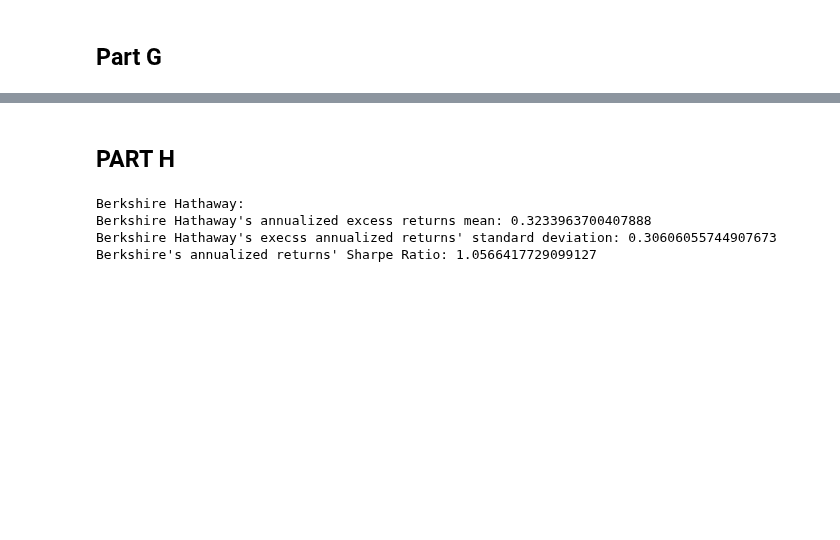
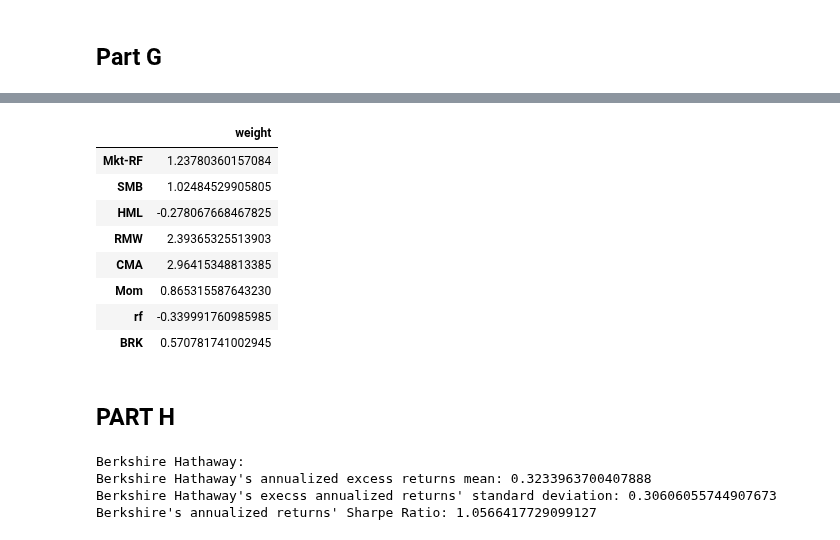
Before and after one commit to baohien97/EPFL-Investments, a Jupyter notebook: as5/INV PS 5.ipynb, the cells around one changed output, grey strips where cells are left out. Saved outputs shown, nothing was run; the diff lists cells and outputs as text; code cells hidden in the pictures; blank space fills up the shorter version.

```diff
--- a/as5/INV PS 5.ipynb
+++ b/as5/INV PS 5.ipynb
@@ -121,7 +245,7 @@ def ols(covariates,flag,year,regressand='BRK'):
     print(reg.summary())
     print("The corresponding Information Ratio is",np.divide(reg.params[0],np.sqrt
 (reg.mse_resid))*np.sqrt(12))
-    return  reg.params[0], reg.mse_resid
+    return  reg.params[0], reg.mse_resid,reg.params[1:]
  elif year == 1995:
     y= y=R_e_brk_95['BRK']
     X=flag[covariates]
@@ -193,7 +317,7 @@ Warnings:
 The corresponding Information Ratio is 0.5692419829409094
 (0.010540236215039661, 0.004114225466774229)
 # %%
-alfa, residual =ols(['Mkt-RF','SMB','HML','RMW', 'CMA','Mom'],ff_5m,2019)
+alfa, residual, beta_i =ols(['Mkt-RF','SMB','HML','RMW', 'CMA','Mom'],ff_5m,2019)
 # %% [output]
 OLS Regression Results
 ==============================================================================
@@ -227,14 +341,14 @@ varfactors
 # %%
 
 factors=ff_5m.drop(['Unnamed: 0','RF'],axis=1)
+mean_factors=pd.DataFrame(factors.mean()).T
 varfactors=factors.cov()
 varfactors_inv = pd.DataFrame(np.linalg.pinv(varfactors.values), varfactors.columns, varfactors.index)
-factors.dot(varfactors_inv)
-
-def f(x,a):
-    x_f, x_i = x
-    return np.array(ff_5['RF'])+x_f*np.array(factors) + x_i*alfa - a/2*(x_f*varfactors*x_f.T +x_i*residual*x_i.T)
-
-starting_guess = [0.001, 0.001]
-
-print minimize(f, [starting_guess])
+weights_f=mean_factors.dot(varfactors_inv)
+weights_brk=alfa/residual
+weights_f
+var_f=(weights_f.dot(varfactors)).dot(weights_f.T)
+var_brk=weights_brk*residual*weights_brk
+var_f=var_f.to_numpy()
+weights_fn=weights_f.to_numpy()
+beta_i=beta_i.to_numpy()
@@ -242,0 +355,31 @@ SyntaxError: invalid syntax (<ipython-input-103-36df613fe82d>, line 12)
+# %%
+a=Symbol('a')
+aversion=solve(-0.04+(1/a)*(var_brk+var_f),a)
+# %%
+weight_a_brk=weights_brk/aversion
+weight_a_f=(weights_fn/aversion) -beta_i*weight_a_brk
+weight_a_f=(pd.DataFrame(weight_a_f,weights_f.T.columns, weights_f.T.index))
+weight_a_rf=(1-weight_a_f['Mkt-RF']-weight_a_brk*(1-beta_i[0])).T
+weight_a_rf=pd.DataFrame(weight_a_rf).T
+weight_a_rf.columns=['weight']
+weight_a_rf.index=['rf']
+weight_a_f=weight_a_f.T
+weight_a_f.columns=['weight']
+weight_a_brk=pd.DataFrame(weight_a_brk)
+weight_a_brk.columns=['weight']
+weight_a_brk.index=['BRK']
+frames=[weight_a_f,weight_a_rf,weight_a_brk]
+weights=pd.concat(frames)
+
+from IPython.core.display import HTML
+display(HTML(weights.to_html()))
+# %% [output]
+|  | weight |
+| Mkt-RF | 1.23780360157084 |
+| SMB | 1.02484529905805 |
+| HML | -0.278067668467825 |
+| RMW | 2.39365325513903 |
+| CMA | 2.96415348813385 |
+| Mom | 0.865315587643230 |
+| rf | -0.339991760985985 |
+| BRK | 0.570781741002945 |
```
Also changed, not shown: parts of 18 cells of this notebook.
